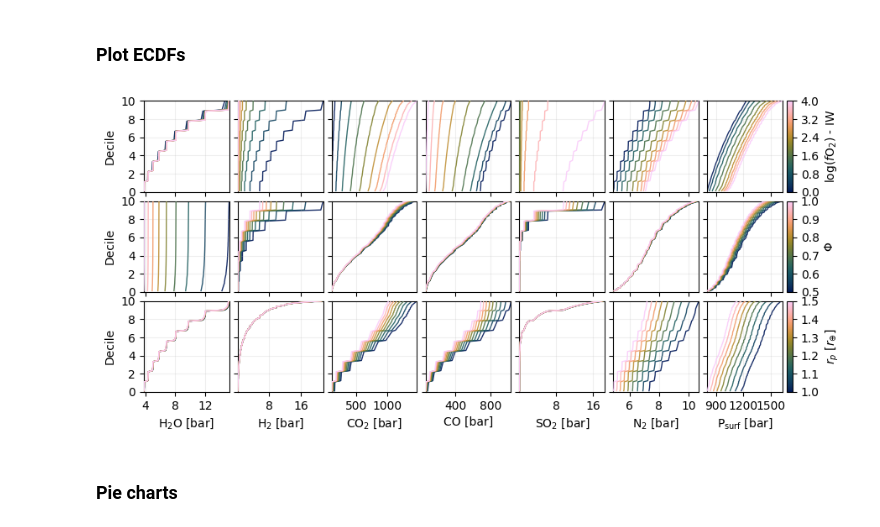
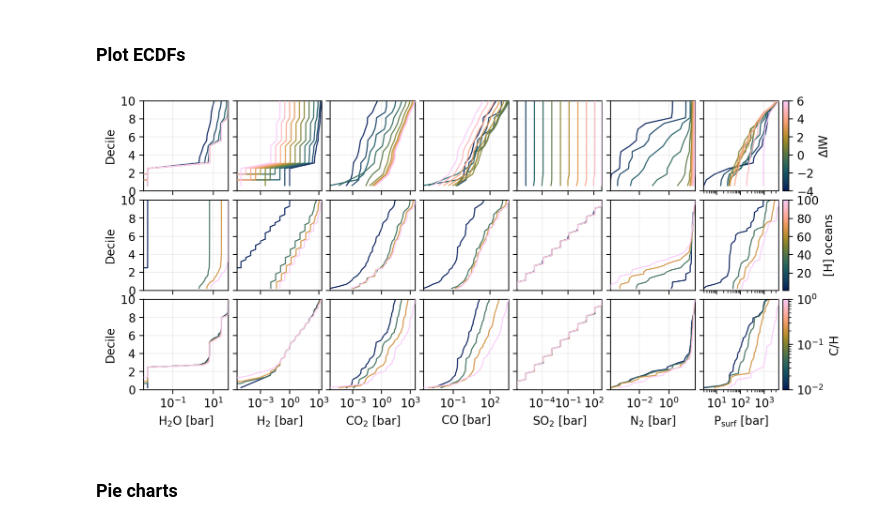
Before and after one commit to FormingWorlds/CALLIOPE, a Jupyter notebook: tools/SolveVol_ecdf.ipynb, the cells around one changed output. Saved outputs shown, nothing was run; the diff lists cells and outputs as text; code cells hidden in the pictures.

```diff
--- a/tools/SolveVol_ecdf.ipynb
+++ b/tools/SolveVol_ecdf.ipynb
@@ -51,9 +31,9 @@ def get_norm(k):
 OPTIONS = {}
 
 OPTIONS['Phi_global'] = 1.0
-OPTIONS['T_magma'] = 2000.0
-OPTIONS['radius'] = R_earth #* 1.875
-OPTIONS['mass']   = M_earth #* 7.99
+OPTIONS['T_magma'] = 2200.0
+OPTIONS['radius'] = R_earth * 1.875
+OPTIONS['mass']   = M_earth * 7.99
 OPTIONS['gravity'] = const_G * OPTIONS['mass'] / (OPTIONS['radius']**2)
 OPTIONS['density'] = 3 * OPTIONS['mass'] / (4 * np.pi * OPTIONS['radius']**3)
 OPTIONS['hydrogen_earth_oceans'] = 3.0
@@ -76,6 +56,8 @@ OPTIONS["S2_included"]  = 1
 OPTIONS["H2_included"]  = 1
 OPTIONS["CO_included"]  = 1
 OPTIONS["CH4_included"] = 1
+OPTIONS["NH3_included"] = 1
+OPTIONS["H2S_included"] = 1
 OPTIONS["SO2_included"] = 1
 
 print("Gravity = %.3f m.s-2" % OPTIONS["gravity"])
@@ -99,18 +81,19 @@ Targets:
 ### Parameter grid
 # %%
 indep_vars = {
-    "fO2_shift_IW":             np.linspace(0.0, 4,   9),
-    "Phi_global":               np.linspace(0.5, 1,   9),
-    "radius":                   np.linspace(1.0, 1.5, 9)*R_earth,
+    "fO2_shift_IW":             np.arange(-4, 7,   1),
+    "hydrogen_earth_oceans":    np.linspace(1, 100,  4),
+    "CH_ratio":                 np.logspace(-2, 0.0,  4),
+    # "Phi_global":               np.linspace(0.5, 1,   9),
+    # "radius":                   np.linspace(1.0, 1.5, 9)*R_earth,
 }
 var_props = {
-    "fO2_shift_IW":         {"log":False, "label":r"log($f$O$_2$) - IW"},
+    "fO2_shift_IW":         {"log":False, "label":r"$\Delta$IW"},
     "CH_ratio":             {"log":True,  "label":r"C/H"},
     "hydrogen_earth_oceans":{"log":False, "label":r"[H] oceans"},
     "T_magma":              {"log":False, "label":r"T$_\text{magma}$ [K]"},
     "Phi_global":           {"log":False, "label":r"$\Phi$"},
     "radius":               {"log":False, "label":r"$r_p$ [$r_{\oplus}$]"},
-
     "P_surf":               {"log":True,  "label":r"P$_\text{surf}$ [bar]"},
 }
 # %%
@@ -142,9 +125,10 @@ for i in range(npts):
 
     # solve
     solvevol_target = get_target_from_params(OPTIONS)
-    p_d = equilibrium_atmosphere(solvevol_target, OPTIONS)
+    p_d = equilibrium_atmosphere(solvevol_target, OPTIONS, opt_solver=False)
 
     # store
     for k in p_d.keys():
         all_pts[i][k] = p_d[k]
+print("Done")
 # %% [output]
@@ -291,42 +295,40 @@ for i in range(ndep):
             xscale="log"
 
 
-    xscale = "linear"
-
     for j in range(nind):
         axs[j,i].grid(zorder=-3, alpha=0.2)
         axs[j,i].set_zorder(99)
         axs[j,i].set_xscale(xscale)
         axs[j,i].set_yticks([0, 2, 4, 6, 8, 10])
         axs[j,i].set_ylim(top=10, bottom=0)
         axs[j,0].set_ylabel("Decile")
 
         if "vmr" in kdep:
             axs[j,i].set_xlim(left=0, right=100)
             axs[j,i].set_xticks([0, 25, 50, 75])
             axs[-1,i].set_xlabel(latexify(kdep.split("_")[0])+" VMR %")
         else:
             if xscale=="log":
                 locator = ticker.LogLocator(base=10, numticks=3)
             else:
                 locator = ticker.MaxNLocator(nbins=3)
 
             axs[j,i].xaxis.set_major_locator(locator)
 
             if "bar" in kdep:
                 axs[-1,i].set_xlabel(latexify(kdep.split("_")[0])+" [bar]")
             axs[j,i].set_xlim(left=np.amin(result[dep_keys[i]]), right=np.amax(result[dep_keys[i]]))
 
         if i > 0:
             axs[j,i].set_yticklabels([])
         if j < nind-1:
             axs[j,i].set_xticklabels([])
 
 fig.subplots_adjust(hspace=0.1, wspace=0.1)
 plt.show()
 fig.savefig("nogit_solvevol_ecdfs.pdf", bbox_inches='tight')
 # %% [output]
-[figure, old version]
+[figure, new version]
 # %% [markdown]
 ### Pie charts
 # %%
```
Also changed, not shown: parts of 7 cells of this notebook, 1 other file.
